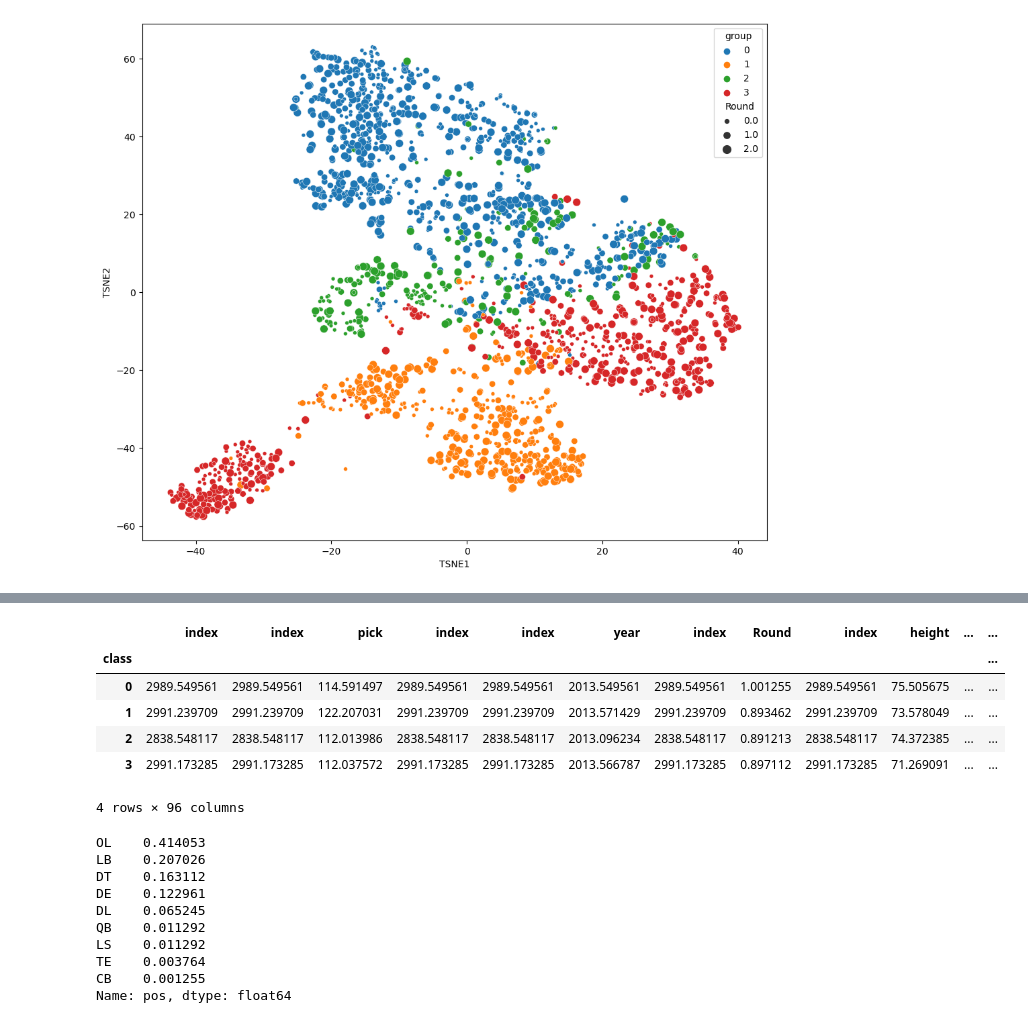
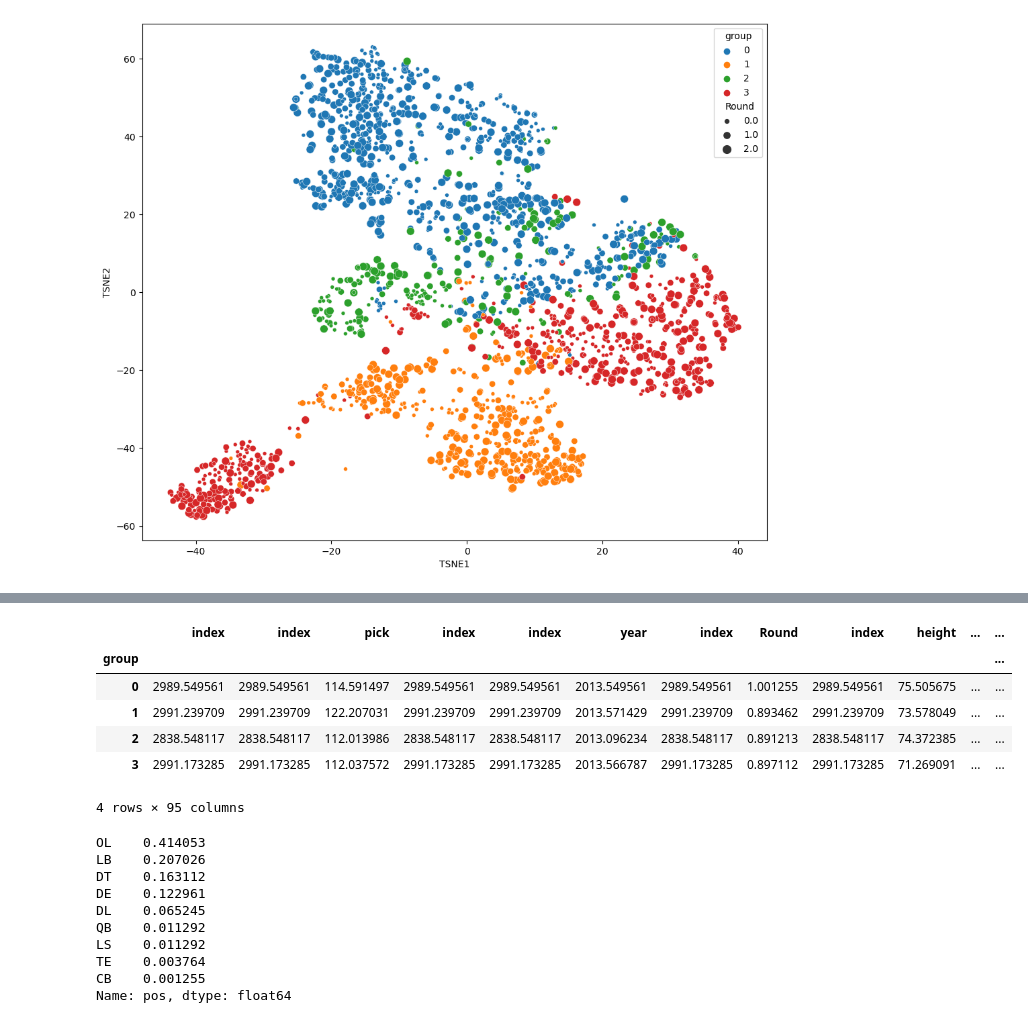
Before and after one commit to jpalgon/Draft_Combine, a Jupyter notebook: Modeling.ipynb, the cells around one changed output, grey strips where cells are left out. Drawn from its saved outputs; the diff is of its cells as text; code cells hidden in the pictures.

```diff
--- a/Modeling.ipynb
+++ b/Modeling.ipynb
@@ -184,3 +156,5 @@ tsne_trans = pd.DataFrame(tsne_trans, columns = ['TSNE1','TSNE2'])
+# %%
+tsne_y_pred['group'] = np.argmax(y_pred_df.values, axis = 1)
 # %%
 tsne_x = transformer.fit_transform(X_test)
 tsne_x = tsne.fit_transform(tsne_x)
@@ -224,0 +165,2 @@ tsne_trans
+# %%
+look = pd.concat([player_name.reset_index(),player_pick.reset_index(),player_team.reset_index(),player_year.reset_index(),y_test.reset_index(),X_test.reset_index(),tsne_y_pred.reset_index()],axis=1)
@@ -281,2 +260,0 @@ X_test
-# %%
-look = pd.concat([player_name.reset_index(),player_pick.reset_index(),player_team.reset_index(),player_year.reset_index(),y_test.reset_index(),X_test.reset_index(),tsne_trans.reset_index()],axis=1)
@@ -298,0 +305,3 @@ look
+# %%
+pd.set_option("display.max_columns", None)
+clump3_r.describe()
@@ -299,13 +318,13 @@ look
 # %%
-look.groupby('class').mean()
+look.groupby('group').mean()
 # %% [output]
 |  | index | index | pick | index | index | year | index | Round | index | height | ... | ... |
-| class |  |  |  |  |  |  |  |  |  |  |  | ... |
+| group |  |  |  |  |  |  |  |  |  |  |  | ... |
 | 0 | 2989.549561 | 2989.549561 | 114.591497 | 2989.549561 | 2989.549561 | 2013.549561 | 2989.549561 | 1.001255 | 2989.549561 | 75.505675 | ... | ... |
 | 1 | 2991.239709 | 2991.239709 | 122.207031 | 2991.239709 | 2991.239709 | 2013.571429 | 2991.239709 | 0.893462 | 2991.239709 | 73.578049 | ... | ... |
 | 2 | 2838.548117 | 2838.548117 | 112.013986 | 2838.548117 | 2838.548117 | 2013.096234 | 2838.548117 | 0.891213 | 2838.548117 | 74.372385 | ... | ... |
 | 3 | 2991.173285 | 2991.173285 | 112.037572 | 2991.173285 | 2991.173285 | 2013.566787 | 2991.173285 | 0.897112 | 2991.173285 | 71.269091 | ... | ... |
-4 rows × 96 columns
+4 rows × 95 columns
 # %%
 group0 = look[look.group == 0]
 group1 = look[look.group == 1]
```
Also changed, not shown: parts of 45 cells of this notebook.
